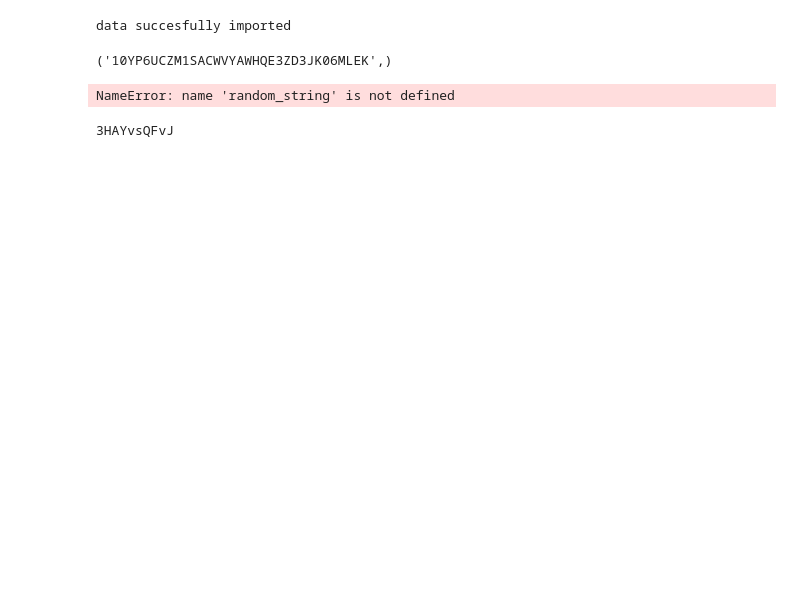
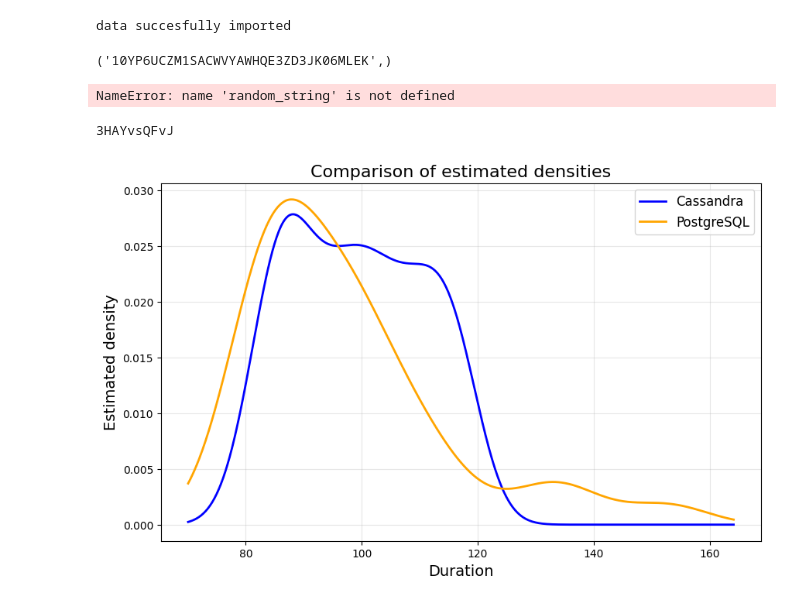
Before and after one commit to NicolasGresset/sgbd_benchmarking, a Jupyter notebook: notebooks/postgres.ipynb, the cells around one changed output. Cells and saved outputs as stored; diff of their text form; code cells hidden in the pictures; blank space fills up the shorter version.

Commit message:
feat: snippets of code for plotting graphs with histograms and density of probability

```diff
--- a/notebooks/postgres.ipynb
+++ b/notebooks/postgres.ipynb
@@ -194,3 +196,34 @@ def update_entry(key):
 print(update_entry(get_random_key()))
 # %% [output]
 3HAYvsQFvJ
+# %%
+import numpy as np
+import matplotlib.pyplot as plt
+from scipy.stats import gaussian_kde
+
+# Exemple de deux listes numpy représentant des latences
+latences1 = np.random.uniform(80, 120, 100)  # Distribution uniforme
+latences2 = np.random.exponential(20, 100) + 80  # Distribution exponentielle décalée
+
+# Estimation de la densité pour chaque ensemble de données
+x = np.linspace(min(latences1.min(), latences2.min()) - 10,
+                max(latences1.max(), latences2.max()) + 10, 500)
+density1 = gaussian_kde(latences1)
+density2 = gaussian_kde(latences2)
+
+# Tracer les enveloppes des courbes de densité
+plt.figure(figsize=(10, 6))
+plt.plot(x, density1(x), label='Cassandra', color='blue', linewidth=2)
+plt.plot(x, density2(x), label='PostgreSQL', color='orange', linewidth=2)
+
+# Ajout des légendes et des titres
+plt.title('Comparison of estimated densities', fontsize=16)
+plt.xlabel('Duration', fontsize=14)
+plt.ylabel('Estimated density', fontsize=14)
+plt.legend(fontsize=12)
+plt.grid(alpha=0.3)
+
+# Affichage
+plt.show()
+# %% [output]
+[figure, added]
```
Also changed, not shown: parts of 3 cells of this notebook.
